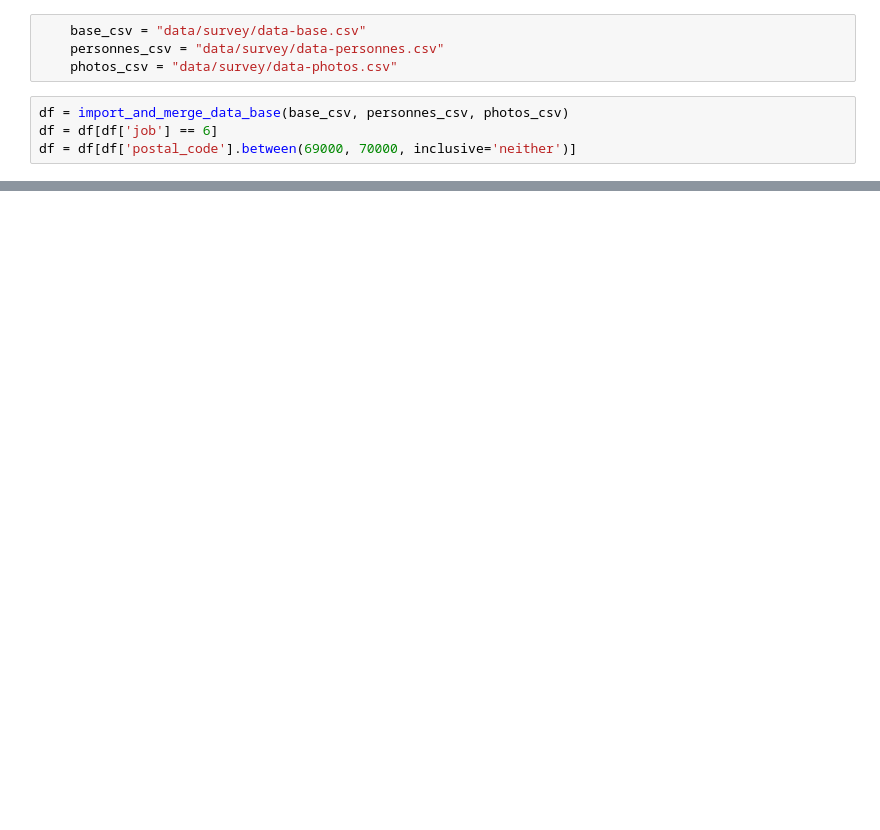
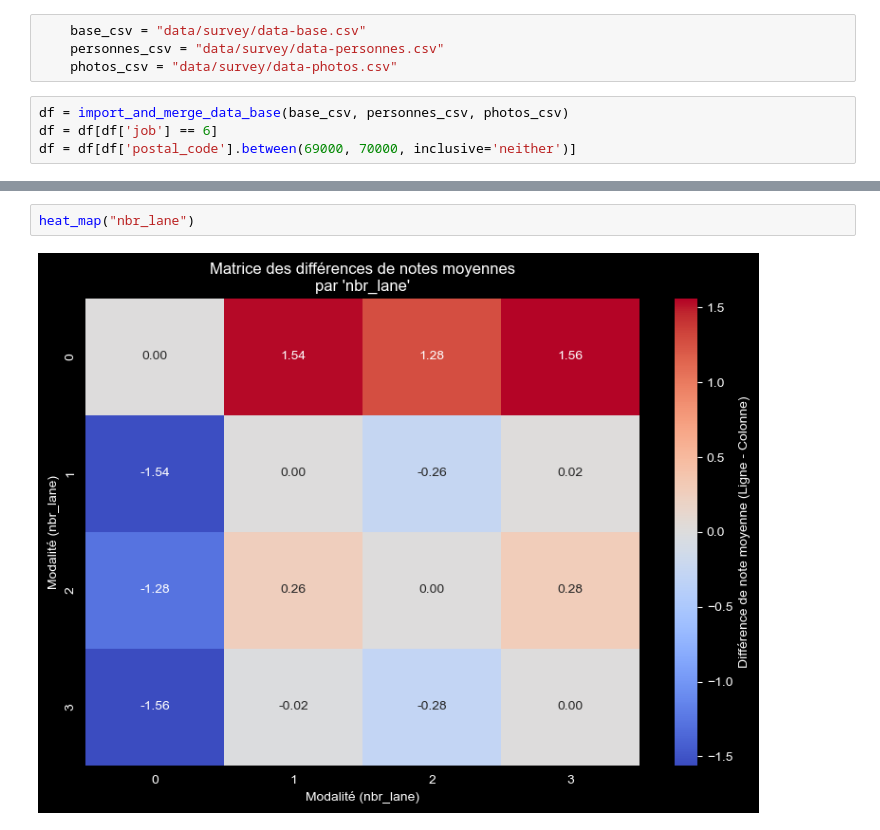
Before and after one commit to tim-lemm/Bikeability-Assessment-Tool, a Jupyter notebook: data_analysis.ipynb, the cells around one changed output, grey strips where cells are left out. Cells and saved outputs as stored; diff of their text form; blank space fills up the shorter version.

```diff
--- a/data_analysis.ipynb
+++ b/data_analysis.ipynb
@@ -126,0 +135,4 @@ plt.show()
+# %%
+heat_map("nbr_lane")
+# %% [output]
+[figure, added]
```
Also changed, not shown: parts of 15 cells of this notebook, 13 other files.
